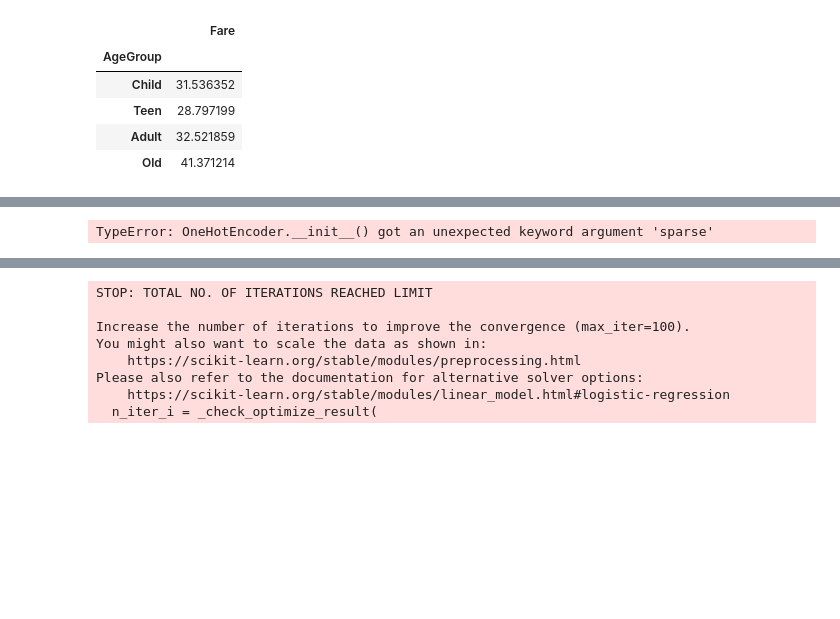
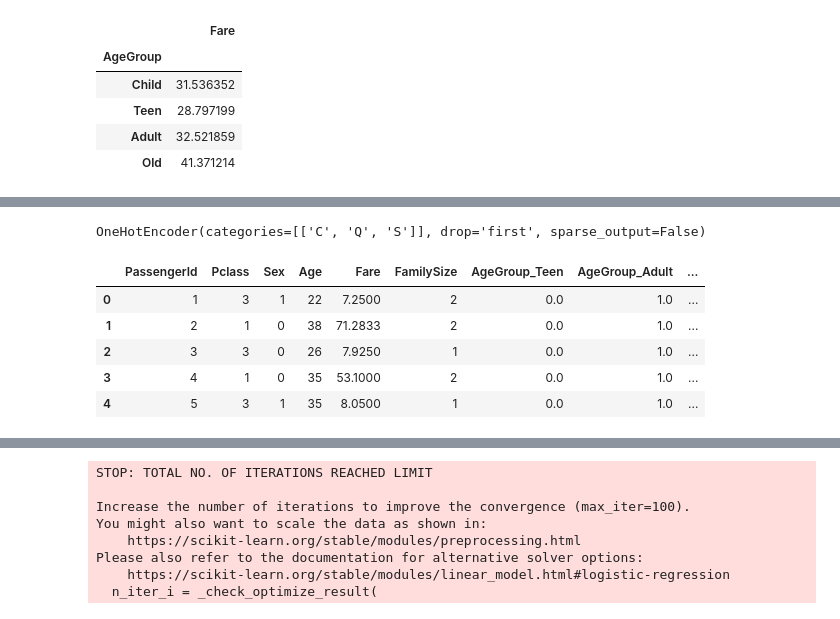
Before and after one commit to ANIKET-DEV1/titanic-survival-prediction, a Jupyter notebook: main.ipynb, the cells around one changed output, grey strips where cells are left out. Cells and saved outputs as stored; diff of their text form; code cells hidden in the pictures; blank space fills up the shorter version.

```diff
--- a/main.ipynb
+++ b/main.ipynb
@@ -352,8 +350,28 @@ from sklearn.preprocessing import OneHotEncoder
 from sklearn.preprocessing import OrdinalEncoder
 from sklearn.preprocessing import LabelEncoder
 from sklearn.model_selection import train_test_split
-# %%
-transfromer = ColumnTransformer(transformers=[("thf1", OneHotEncoder( drop="first",sparse=False), ['AgeGroup','Title']),
-("thf2",)])
-# %% [output]
-TypeError: OneHotEncoder.__init__() got an unexpected keyword argument 'sparse'
+# %%
+x= df.drop(['Survived','Name','Ticket','Surname'], axis=1)
+y = df['Survived']
+# %%
+ohe_Adultgrp = OneHotEncoder(drop="first", sparse_output=False, categories=[['Child', 'Teen', 'Adult', 'Old']])
+ohe_Title = OneHotEncoder(drop="first", sparse_output=False, categories=[['Mr', 'Mrs', 'Miss', 'Master', 'Rare']])
+ohe_embarked = OneHotEncoder(drop="first", sparse_output=False, categories=[['C', 'Q', 'S']])
+ohe_Adultgrp.fit(x[["AgeGroup"]])
+ohe_Title.fit(x[["Title"]])
+ohe_embarked.fit(x[["Embarked"]])
+# %% [output]
+OneHotEncoder(categories=[['C', 'Q', 'S']], drop='first', sparse_output=False)
+# %%
+x=pd.concat([x.drop(['AgeGroup','Title','Embarked'], axis=1),
+             pd.DataFrame(ohe_Adultgrp.transform(x[["AgeGroup"]]), columns=ohe_Adultgrp.get_feature_names_out(["AgeGroup"])),
+             pd.DataFrame(ohe_Title.transform(x[["Title"]]), columns=ohe_Title.get_feature_names_out(["Title"])),
+             pd.DataFrame(ohe_embarked.transform(x[["Embarked"]]), columns=ohe_embarked.get_feature_names_out(["Embarked"]))], axis=1)
+x.head()
+# %% [output]
+|  | PassengerId | Pclass | Sex | Age | Fare | FamilySize | AgeGroup_Teen | AgeGroup_Adult | ... |
+| 0 | 1 | 3 | 1 | 22 | 7.2500 | 2 | 0.0 | 1.0 | ... |
+| 1 | 2 | 1 | 0 | 38 | 71.2833 | 2 | 0.0 | 1.0 | ... |
+| 2 | 3 | 3 | 0 | 26 | 7.9250 | 1 | 0.0 | 1.0 | ... |
+| 3 | 4 | 1 | 0 | 35 | 53.1000 | 2 | 0.0 | 1.0 | ... |
+| 4 | 5 | 3 | 1 | 35 | 8.0500 | 1 | 0.0 | 1.0 | ... |
```
Also changed, not shown: parts of 15 cells of this notebook, 4 other files.
